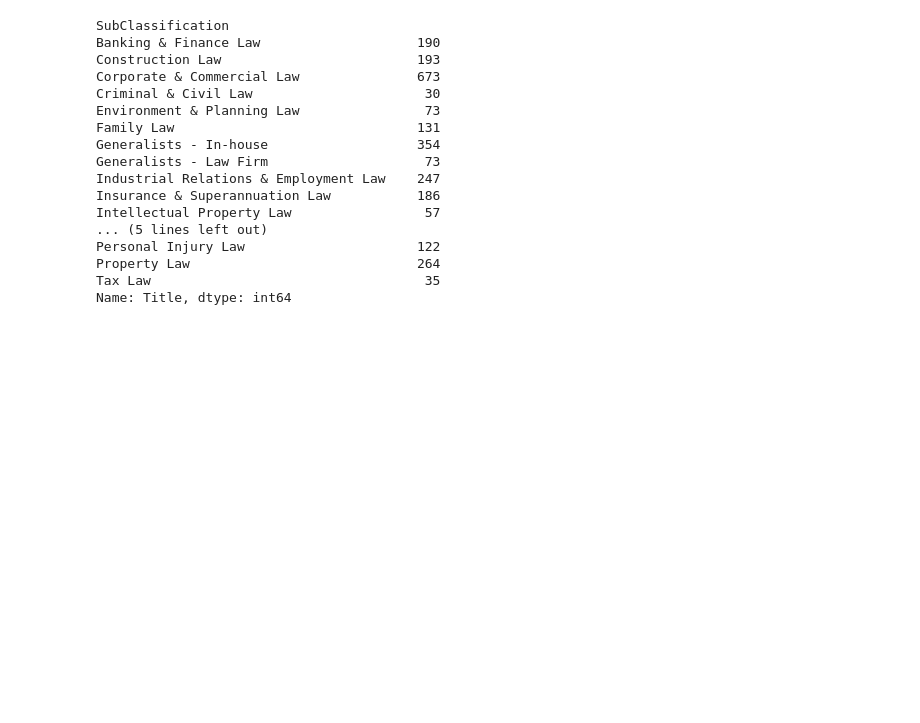
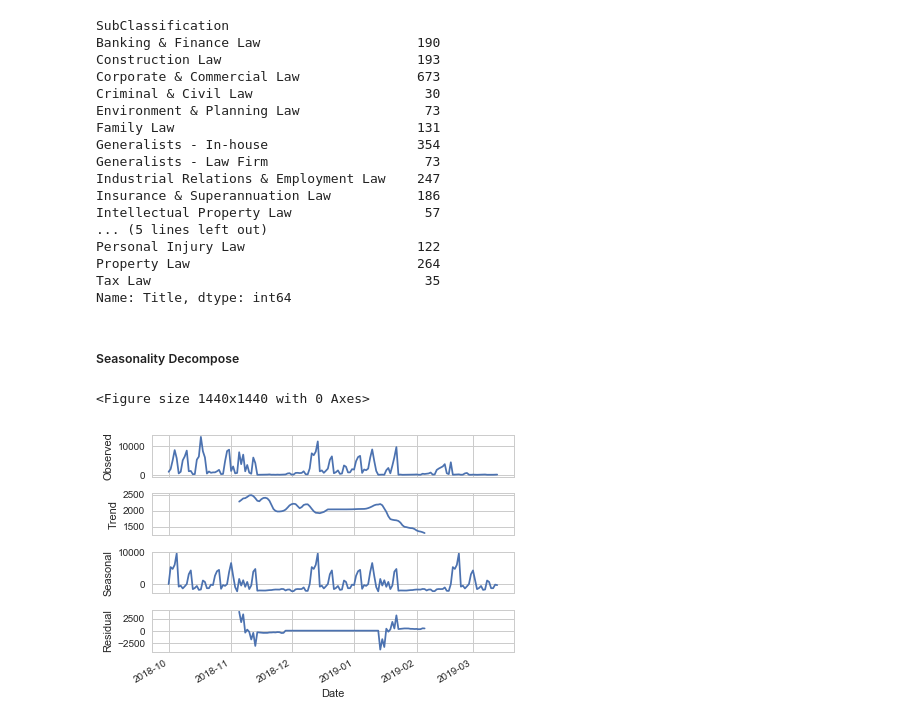
Before and after one commit to longuyen10119/bigDataAssignment, a Jupyter notebook: 3803assignment-Updates.ipynb, the cells around one changed output. Cells and saved outputs as stored; diff of their text form; code cells hidden in the pictures; blank space fills up the shorter version.

```diff
--- a/3803assignment-Updates.ipynb
+++ b/3803assignment-Updates.ipynb
@@ -248,3 +253,20 @@ Personal Injury Law                      122
 Property Law                             264
 Tax Law                                   35
 Name: Title, dtype: int64
+# %% [markdown]
+##### Seasonality Decompose
+# %%
+from statsmodels.tsa.seasonal import seasonal_decompose
+
+plt.figure(figsize=(20,20))
+
+df_job_postings = df.groupby(['Date']).count().reset_index().sort_values(by=['Date'])
+df_job_postings.set_index('Date',inplace=True)
+
+seasonality = seasonal_decompose(df_job_postings['Title'], model='additive',freq = 70)
+seasonality.plot()
+
+plt.show()
+# %% [output]
+<Figure size 1440x1440 with 0 Axes>
+[figure, added]
```
Also changed, not shown: parts of 3 cells of this notebook.
